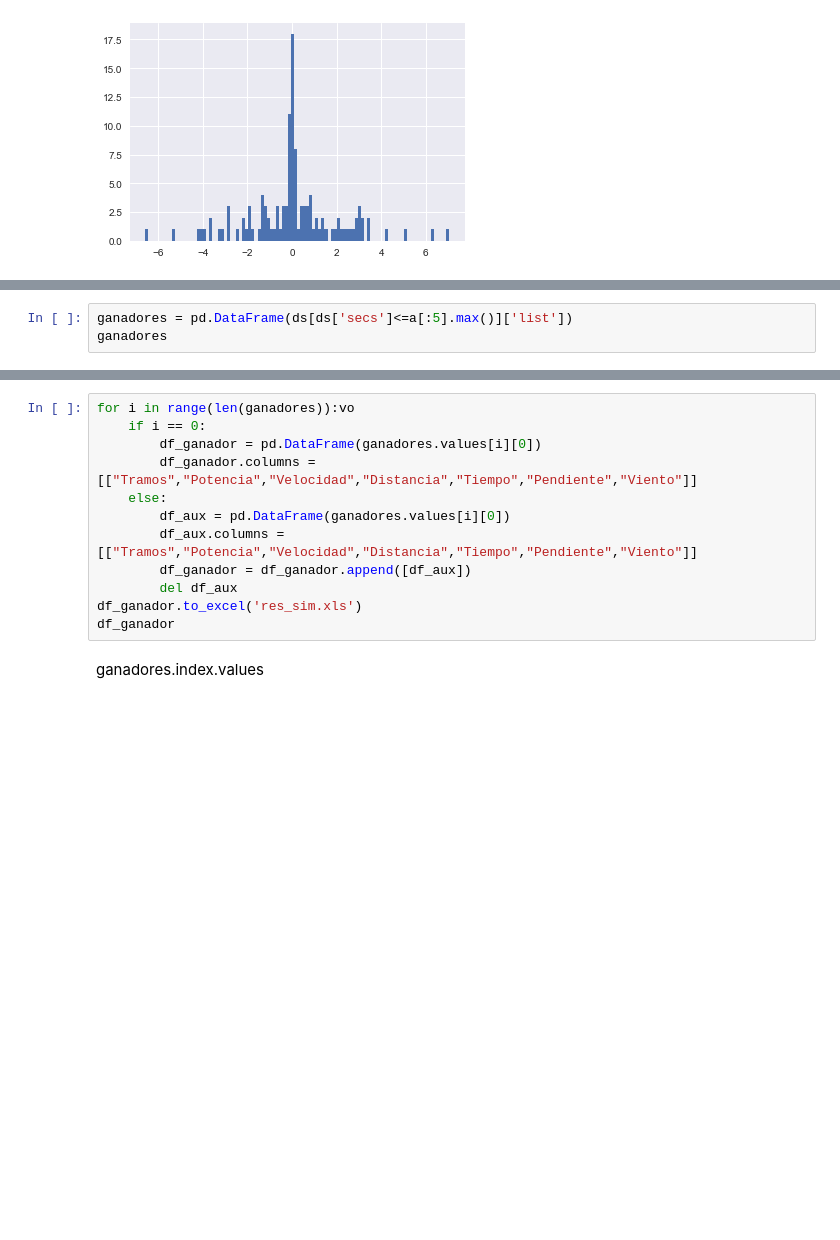
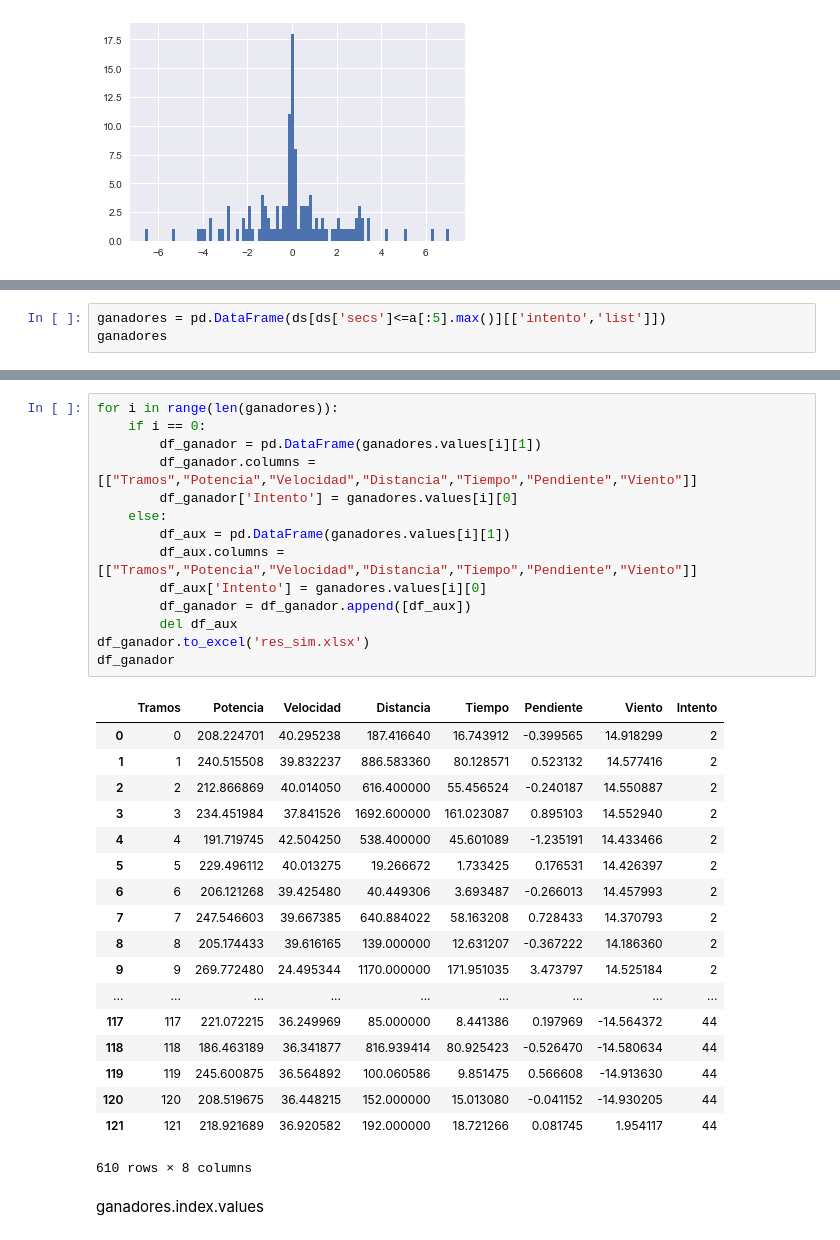
Before and after one commit to davidchepe/IM_KS, a Jupyter notebook: Simulador/Pruebas_Simulacion-david-Comentada.ipynb, the cells around one changed output, grey strips where cells are left out. Cells and saved outputs as stored; diff of their text form; blank space fills up the shorter version.

Commit message:
Tableau comparativo Simulacion

```diff
--- a/Simulador/Pruebas_Simulacion-david-Comentada.ipynb
+++ b/Simulador/Pruebas_Simulacion-david-Comentada.ipynb
@@ -201,3 +242,3 @@ a[:1].max()
 # %%
-ganadores = pd.DataFrame(ds[ds['secs']<=a[:5].max()]['list'])
+ganadores = pd.DataFrame(ds[ds['secs']<=a[:5].max()][['intento','list']])
 ganadores
@@ -204,15 +252,36 @@ ganadores
 # %%
-for i in range(len(ganadores)):vo
+for i in range(len(ganadores)):
     if i == 0:
-        df_ganador = pd.DataFrame(ganadores.values[i][0])
+        df_ganador = pd.DataFrame(ganadores.values[i][1])
         df_ganador.columns =[["Tramos","Potencia","Velocidad","Distancia","Tiempo","Pendiente","Viento"]]
+        df_ganador['Intento'] = ganadores.values[i][0]
     else:
-        df_aux = pd.DataFrame(ganadores.values[i][0])
+        df_aux = pd.DataFrame(ganadores.values[i][1])
         df_aux.columns =[["Tramos","Potencia","Velocidad","Distancia","Tiempo","Pendiente","Viento"]]
+        df_aux['Intento'] = ganadores.values[i][0]
         df_ganador = df_ganador.append([df_aux])
         del df_aux
-df_ganador.to_excel('res_sim.xls')
+df_ganador.to_excel('res_sim.xlsx')
 df_ganador
+# %% [output]
+|  | Tramos | Potencia | Velocidad | Distancia | Tiempo | Pendiente | Viento | Intento |
+| 0 | 0 | 208.224701 | 40.295238 | 187.416640 | 16.743912 | -0.399565 | 14.918299 | 2 |
+| 1 | 1 | 240.515508 | 39.832237 | 886.583360 | 80.128571 | 0.523132 | 14.577416 | 2 |
+| 2 | 2 | 212.866869 | 40.014050 | 616.400000 | 55.456524 | -0.240187 | 14.550887 | 2 |
+| 3 | 3 | 234.451984 | 37.841526 | 1692.600000 | 161.023087 | 0.895103 | 14.552940 | 2 |
+| 4 | 4 | 191.719745 | 42.504250 | 538.400000 | 45.601089 | -1.235191 | 14.433466 | 2 |
+| 5 | 5 | 229.496112 | 40.013275 | 19.266672 | 1.733425 | 0.176531 | 14.426397 | 2 |
+| 6 | 6 | 206.121268 | 39.425480 | 40.449306 | 3.693487 | -0.266013 | 14.457993 | 2 |
+| 7 | 7 | 247.546603 | 39.667385 | 640.884022 | 58.163208 | 0.728433 | 14.370793 | 2 |
+| 8 | 8 | 205.174433 | 39.616165 | 139.000000 | 12.631207 | -0.367222 | 14.186360 | 2 |
+| 9 | 9 | 269.772480 | 24.495344 | 1170.000000 | 171.951035 | 3.473797 | 14.525184 | 2 |
+| ... | ... | ... | ... | ... | ... | ... | ... | ... |
+| 117 | 117 | 221.072215 | 36.249969 | 85.000000 | 8.441386 | 0.197969 | -14.564372 | 44 |
+| 118 | 118 | 186.463189 | 36.341877 | 816.939414 | 80.925423 | -0.526470 | -14.580634 | 44 |
+| 119 | 119 | 245.600875 | 36.564892 | 100.060586 | 9.851475 | 0.566608 | -14.913630 | 44 |
+| 120 | 120 | 208.519675 | 36.448215 | 152.000000 | 15.013080 | -0.041152 | -14.930205 | 44 |
+| 121 | 121 | 218.921689 | 36.920582 | 192.000000 | 18.721266 | 0.081745 | 1.954117 | 44 |
+610 rows × 8 columns
 # %% [markdown]
 ganadores.index.values
 # %%
```
Also changed, not shown: parts of 6 cells of this notebook, 2 other files.
